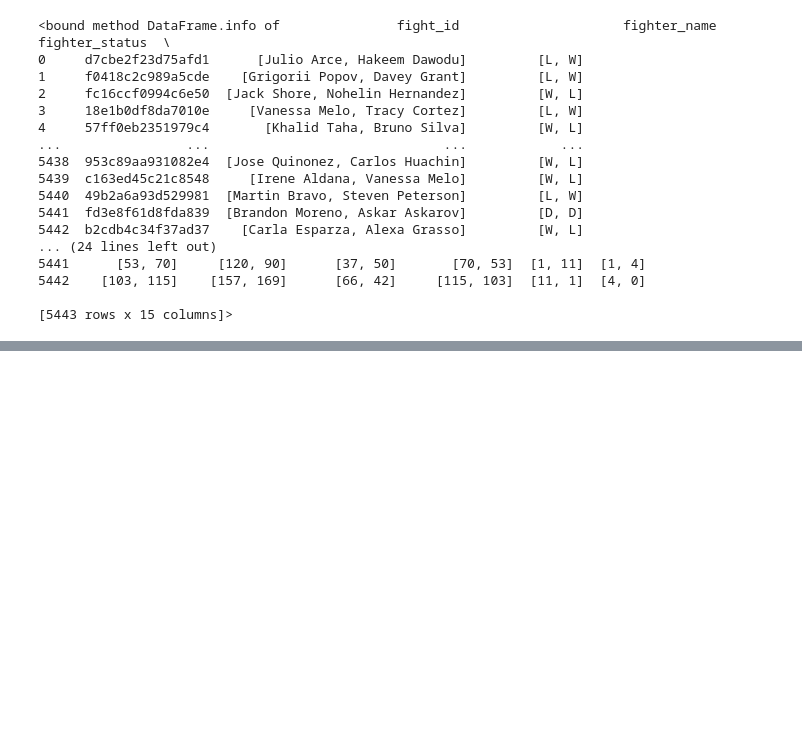
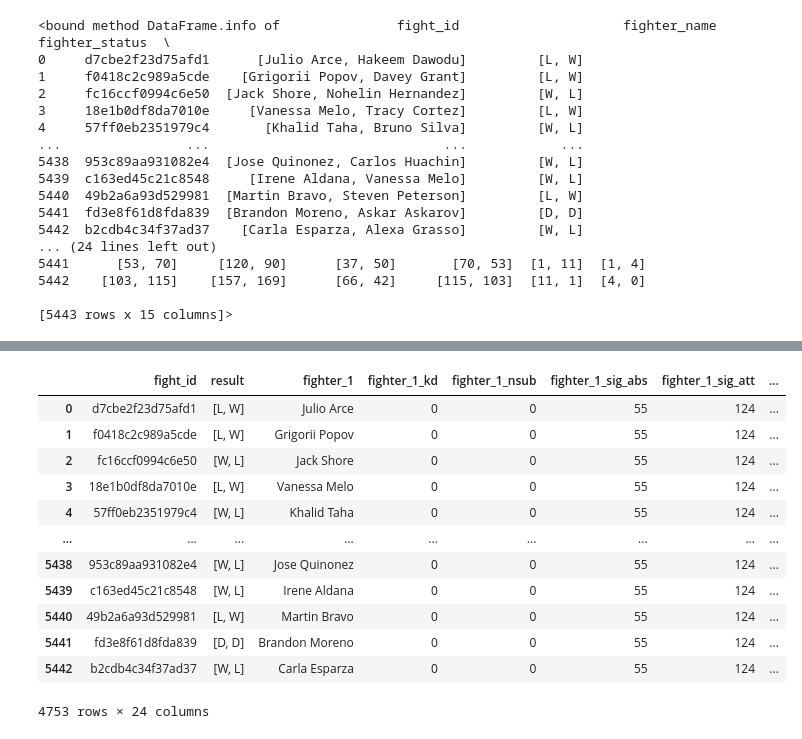
Before and after one commit to cjdance/final_project, a Jupyter notebook: data_clean_up.ipynb, the cells around one changed output, grey strips where cells are left out. Cells and saved outputs as stored; diff of their text form; code cells hidden in the pictures; blank space fills up the shorter version.

```diff
--- a/data_clean_up.ipynb
+++ b/data_clean_up.ipynb
@@ -393 +540,18 @@ split_bout
 5443 rows × 16 columns
+# %%
+joined_bout = split_bout.join(bout_df.set_index("fight_id"), how="inner", on="fight_id")
+joined_bout
+# %% [output]
+|  | fight_id | result | fighter_1 | fighter_1_kd | fighter_1_nsub | fighter_1_sig_abs | fighter_1_sig_att | ... |
+| 0 | d7cbe2f23d75afd1 | [L, W] | Julio Arce | 0 | 0 | 55 | 124 | ... |
+| 1 | f0418c2c989a5cde | [L, W] | Grigorii Popov | 0 | 0 | 55 | 124 | ... |
+| 2 | fc16ccf0994c6e50 | [W, L] | Jack Shore | 0 | 0 | 55 | 124 | ... |
+| 3 | 18e1b0df8da7010e | [L, W] | Vanessa Melo | 0 | 0 | 55 | 124 | ... |
+| 4 | 57ff0eb2351979c4 | [W, L] | Khalid Taha | 0 | 0 | 55 | 124 | ... |
+| ... | ... | ... | ... | ... | ... | ... | ... | ... |
+| 5438 | 953c89aa931082e4 | [W, L] | Jose Quinonez | 0 | 0 | 55 | 124 | ... |
+| 5439 | c163ed45c21c8548 | [W, L] | Irene Aldana | 0 | 0 | 55 | 124 | ... |
+| 5440 | 49b2a6a93d529981 | [L, W] | Martin Bravo | 0 | 0 | 55 | 124 | ... |
+| 5441 | fd3e8f61d8fda839 | [D, D] | Brandon Moreno | 0 | 0 | 55 | 124 | ... |
+| 5442 | b2cdb4c34f37ad37 | [W, L] | Carla Esparza | 0 | 0 | 55 | 124 | ... |
+4753 rows × 24 columns
```
Also changed, not shown: parts of 8 cells of this notebook.
